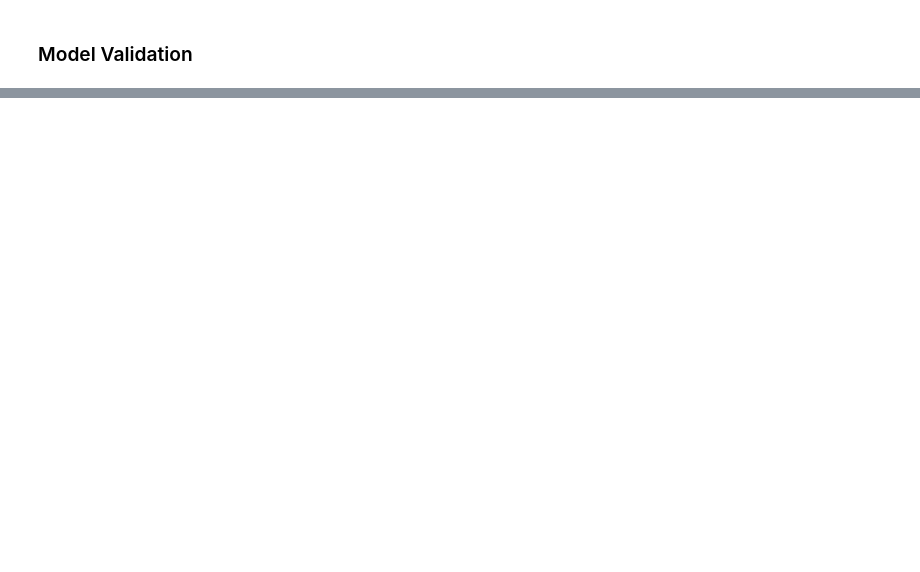
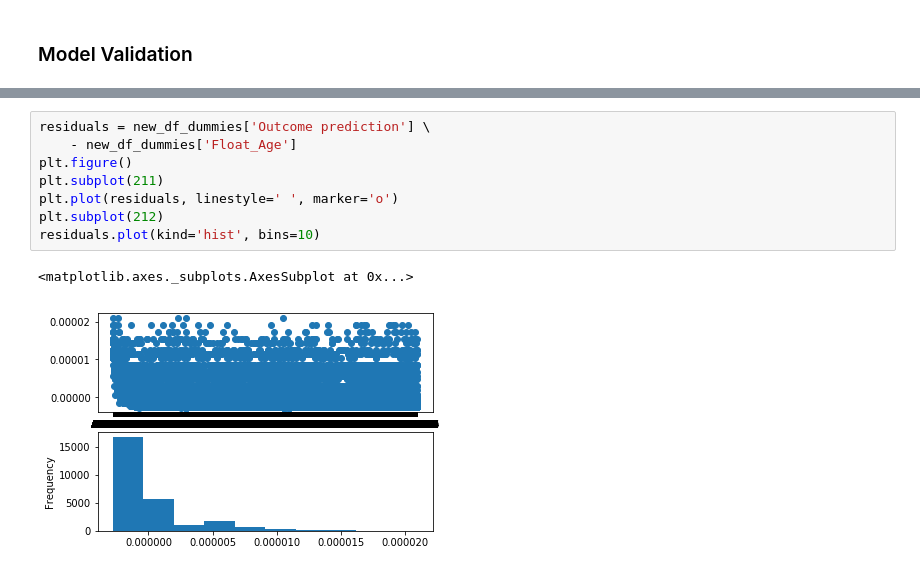
Before and after one commit to Jaket2030/Animals, a Jupyter notebook: shelter_animals_outcome .ipynb, the cells around one changed output, grey strips where cells are left out. Saved outputs shown, nothing was run; the diff lists cells and outputs as text; blank space fills up the shorter version.

```diff
--- a/shelter_animals_outcome .ipynb
+++ b/shelter_animals_outcome .ipynb
@@ -488,0 +514,11 @@ Return_to_owner       0.42      0.07      0.12      1401
+# %%
+residuals = new_df_dummies['Outcome prediction'] \
+    - new_df_dummies['Float_Age']
+plt.figure()
+plt.subplot(211)
+plt.plot(residuals, linestyle=' ', marker='o')
+plt.subplot(212)
+residuals.plot(kind='hist', bins=10)
+# %% [output]
+<matplotlib.axes._subplots.AxesSubplot at 0x...>
+[figure, added]
```
Also changed, not shown: parts of 14 cells of this notebook.
